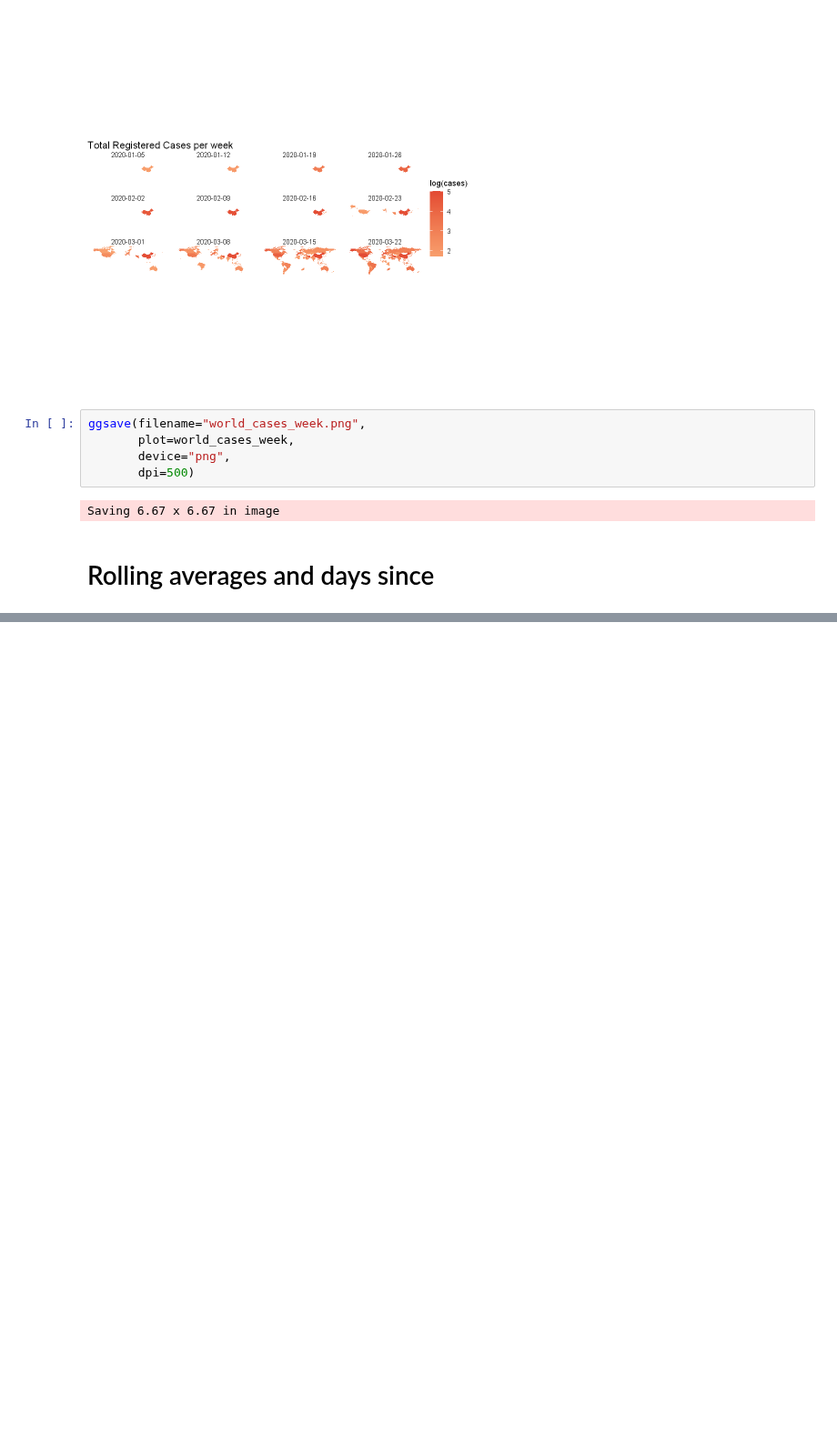
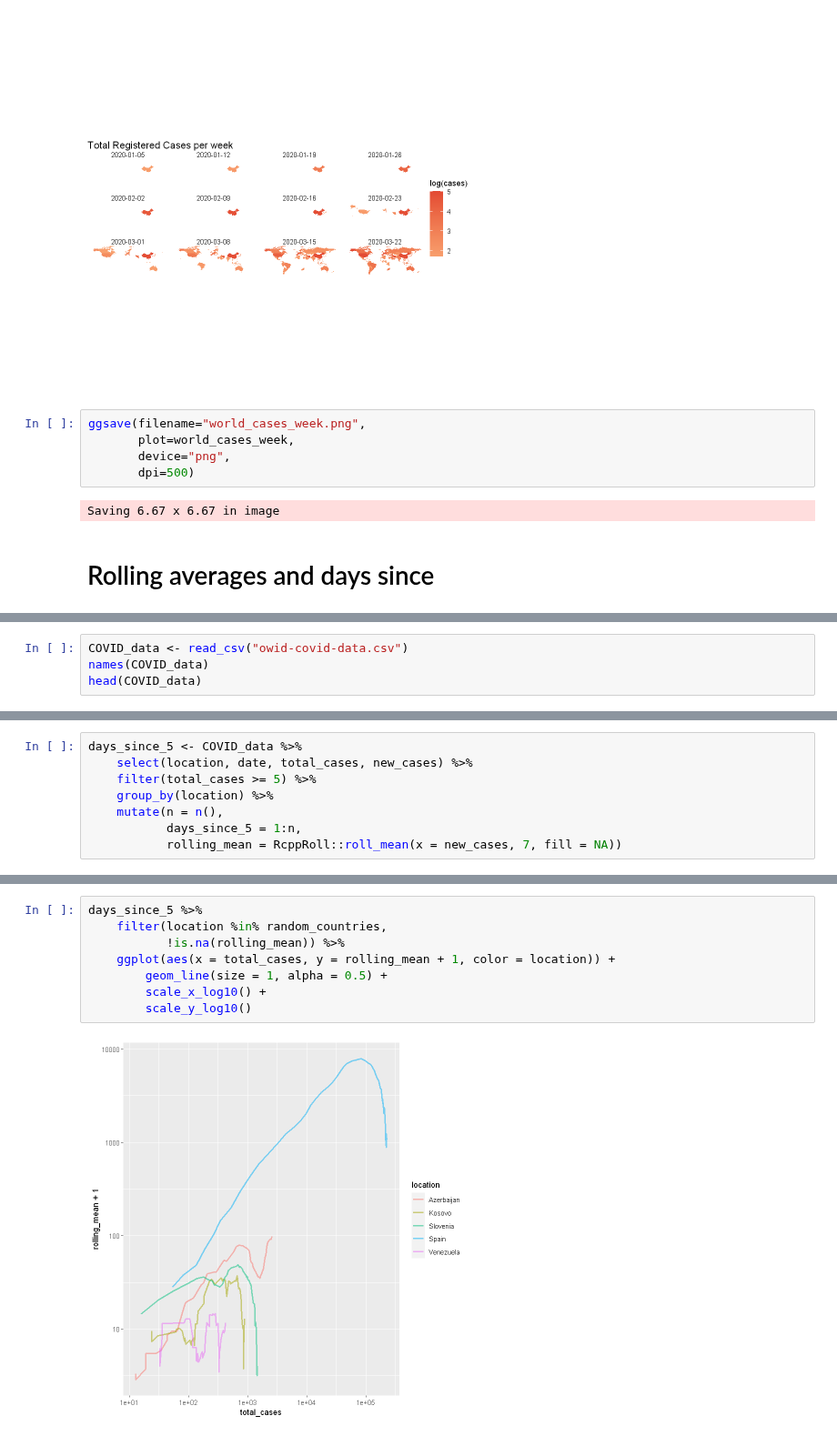
Before and after one commit to notblank/Curso-Stat-Public, a Jupyter notebook: Cursos/Temas Extra/Covid.ipynb, the cells around one changed output, grey strips where cells are left out. Shown at 91% size. Saved outputs shown, nothing was run; the diff lists cells and outputs as text; blank space fills up the shorter version.

```diff
--- a/Cursos/Temas Extra/Covid.ipynb
+++ b/Cursos/Temas Extra/Covid.ipynb
@@ -349,0 +361,4 @@ COVID_19_processed %>%
+# %%
+COVID_data <- read_csv("owid-covid-data.csv")
+names(COVID_data)
+head(COVID_data)
@@ -349,0 +400,8 @@ COVID_19_processed %>%
+# %%
+days_since_5 <- COVID_data %>%
+    select(location, date, total_cases, new_cases) %>%
+    filter(total_cases >= 5) %>%
+    group_by(location) %>%
+    mutate(n = n(),
+           days_since_5 = 1:n,
+           rolling_mean = RcppRoll::roll_mean(x = new_cases, 7, fill = NA))
@@ -349,0 +426,10 @@ COVID_19_processed %>%
+# %%
+days_since_5 %>%
+    filter(location %in% random_countries,
+           !is.na(rolling_mean)) %>%
+    ggplot(aes(x = total_cases, y = rolling_mean + 1, color = location)) +
+        geom_line(size = 1, alpha = 0.5) +
+        scale_x_log10() +
+        scale_y_log10()
+# %% [output]
+[figure, added]
```
Also changed, not shown: parts of 6 cells of this notebook, 1 other file.
